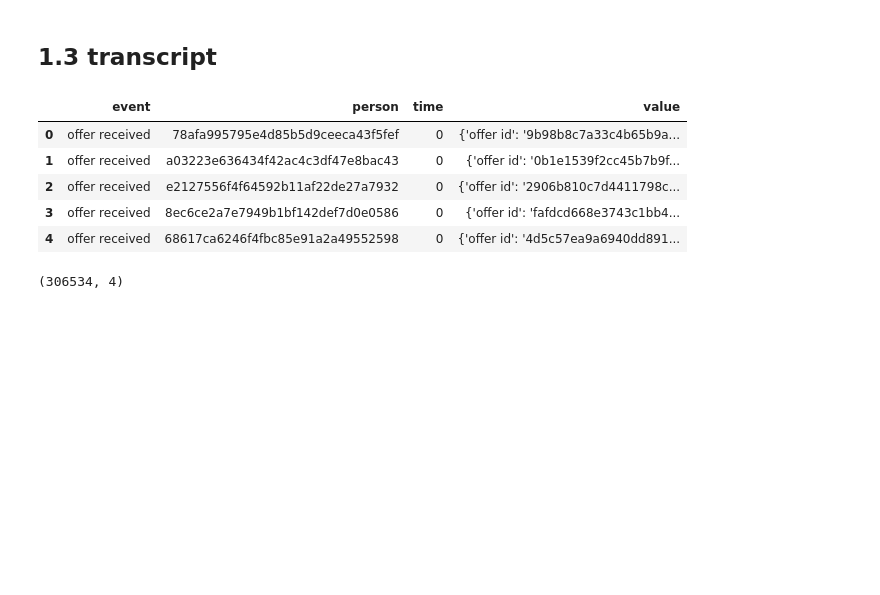
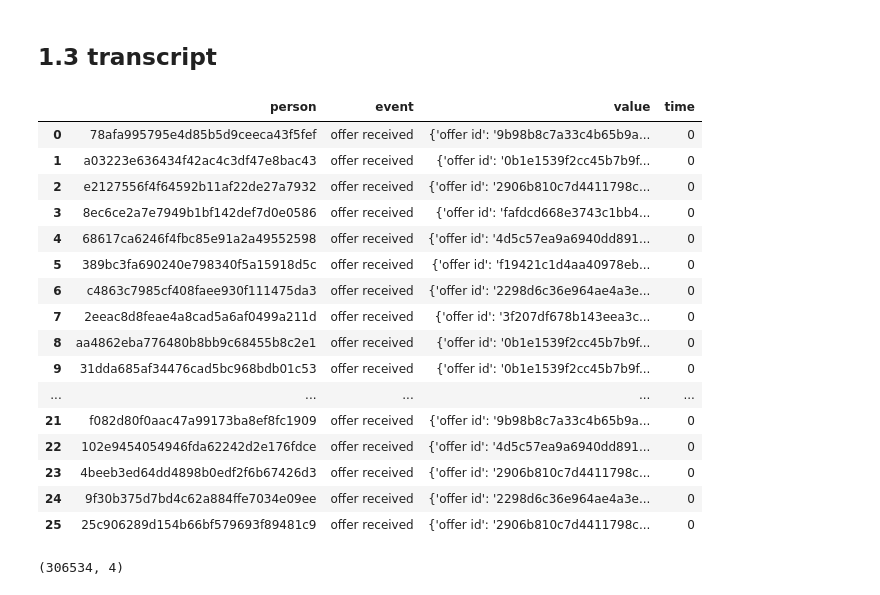
Before and after one commit to live2pro/starbucks, a Jupyter notebook: 00_Starbucks_Capstone_notebook_Cleaning.ipynb, the cells around one changed output. Drawn from its saved outputs; the diff is of its cells as text; code cells hidden in the pictures; blank space fills up the shorter version.

```diff
--- a/00_Starbucks_Capstone_notebook_Cleaning.ipynb
+++ b/00_Starbucks_Capstone_notebook_Cleaning.ipynb
@@ -357,14 +366,25 @@ plt.show()
 # %% [markdown]
 ## 1.3 transcript
 # %%
-transcript.head()
+transcript.head(26)
 # %% [output]
-|  | event | person | time | value |
-| 0 | offer received | 78afa995795e4d85b5d9ceeca43f5fef | 0 | {'offer id': '9b98b8c7a33c4b65b9a... |
-| 1 | offer received | a03223e636434f42ac4c3df47e8bac43 | 0 | {'offer id': '0b1e1539f2cc45b7b9f... |
-| 2 | offer received | e2127556f4f64592b11af22de27a7932 | 0 | {'offer id': '2906b810c7d4411798c... |
-| 3 | offer received | 8ec6ce2a7e7949b1bf142def7d0e0586 | 0 | {'offer id': 'fafdcd668e3743c1bb4... |
-| 4 | offer received | 68617ca6246f4fbc85e91a2a49552598 | 0 | {'offer id': '4d5c57ea9a6940dd891... |
+|  | person | event | value | time |
+| 0 | 78afa995795e4d85b5d9ceeca43f5fef | offer received | {'offer id': '9b98b8c7a33c4b65b9a... | 0 |
+| 1 | a03223e636434f42ac4c3df47e8bac43 | offer received | {'offer id': '0b1e1539f2cc45b7b9f... | 0 |
+| 2 | e2127556f4f64592b11af22de27a7932 | offer received | {'offer id': '2906b810c7d4411798c... | 0 |
+| 3 | 8ec6ce2a7e7949b1bf142def7d0e0586 | offer received | {'offer id': 'fafdcd668e3743c1bb4... | 0 |
+| 4 | 68617ca6246f4fbc85e91a2a49552598 | offer received | {'offer id': '4d5c57ea9a6940dd891... | 0 |
+| 5 | 389bc3fa690240e798340f5a15918d5c | offer received | {'offer id': 'f19421c1d4aa40978eb... | 0 |
+| 6 | c4863c7985cf408faee930f111475da3 | offer received | {'offer id': '2298d6c36e964ae4a3e... | 0 |
+| 7 | 2eeac8d8feae4a8cad5a6af0499a211d | offer received | {'offer id': '3f207df678b143eea3c... | 0 |
+| 8 | aa4862eba776480b8bb9c68455b8c2e1 | offer received | {'offer id': '0b1e1539f2cc45b7b9f... | 0 |
+| 9 | 31dda685af34476cad5bc968bdb01c53 | offer received | {'offer id': '0b1e1539f2cc45b7b9f... | 0 |
+| ... | ... | ... | ... | ... |
+| 21 | f082d80f0aac47a99173ba8ef8fc1909 | offer received | {'offer id': '9b98b8c7a33c4b65b9a... | 0 |
+| 22 | 102e9454054946fda62242d2e176fdce | offer received | {'offer id': '4d5c57ea9a6940dd891... | 0 |
+| 23 | 4beeb3ed64dd4898b0edf2f6b67426d3 | offer received | {'offer id': '2906b810c7d4411798c... | 0 |
+| 24 | 9f30b375d7bd4c62a884ffe7034e09ee | offer received | {'offer id': '2298d6c36e964ae4a3e... | 0 |
+| 25 | 25c906289d154b66bf579693f89481c9 | offer received | {'offer id': '2906b810c7d4411798c... | 0 |
 # %%
 transcript.shape
 # %% [output]
```
Also changed, not shown: parts of 26 cells of this notebook, 9 other files.
